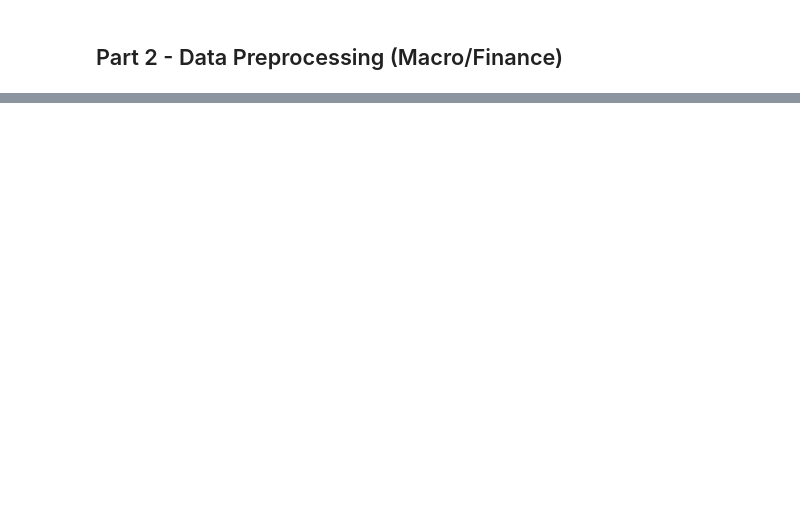
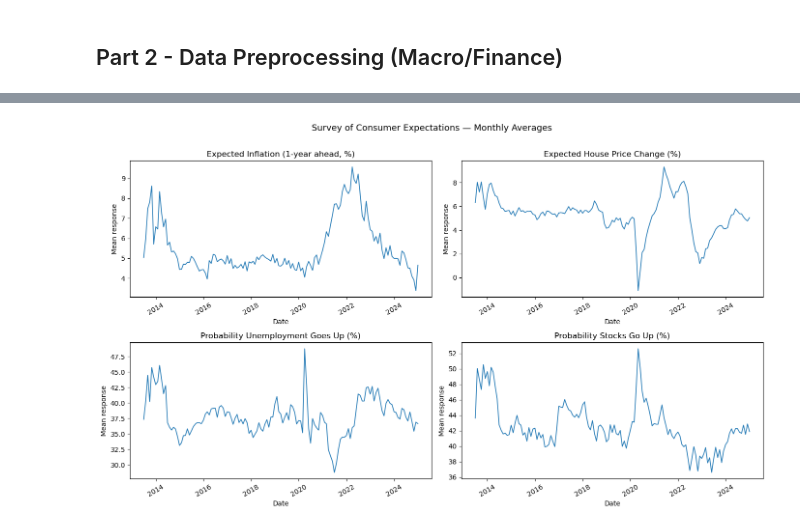
Before and after one commit to MHS17-NHH/FIE463-V26, a Jupyter notebook: data/solution.ipynb, the cells around one changed output, grey strips where cells are left out. Cells and saved outputs as stored; diff of their text form; code cells hidden in the pictures; blank space fills up the shorter version.

```diff
--- a/data/solution.ipynb
+++ b/data/solution.ipynb
@@ -360,0 +328,29 @@ display(sce_data.head())
+# %%
+# Step 2 - Time series plots of the key expectation variables (monthly averages) to visualize trends and cycles
+monthly_means = (
+    sce_data
+    .groupby(pd.Grouper(key='date', freq='ME'))[['infl_1y', 'house_price_change', 'prob_unrate_up', 'prob_stocks_up']]
+    .mean()
+)
+
+fig, axes = plt.subplots(2, 2, figsize=(14, 8))
+
+ts_vars = [
+    ('infl_1y',           'Expected Inflation (1-year ahead, %)'),
+    ('house_price_change', 'Expected House Price Change (%)'),
+    ('prob_unrate_up',    'Probability Unemployment Goes Up (%)'),
+    ('prob_stocks_up',    'Probability Stocks Go Up (%)'),
+]
+
+for ax, (col, title) in zip(axes.flat, ts_vars):
+    ax.plot(monthly_means.index, monthly_means[col], linewidth=1.2)
+    ax.set_title(title)
+    ax.set_xlabel('Date')
+    ax.set_ylabel('Mean response')
+    ax.tick_params(axis='x', rotation=30)
+
+fig.suptitle('Survey of Consumer Expectations — Monthly Averages', fontsize=13, y=1.01)
+plt.tight_layout()
+plt.show()
+# %% [output]
+[figure, added]
```
Also changed, not shown: parts of 35 cells of this notebook, 1 other file.
